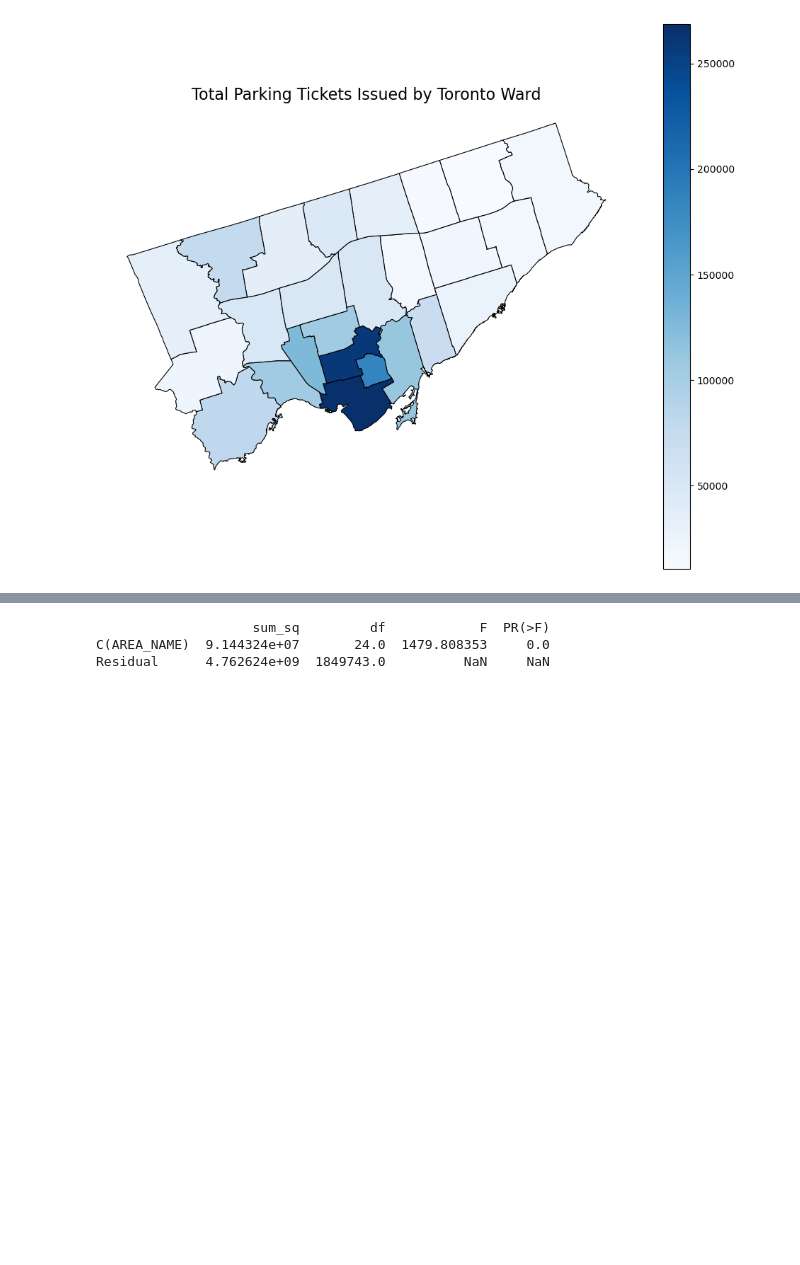
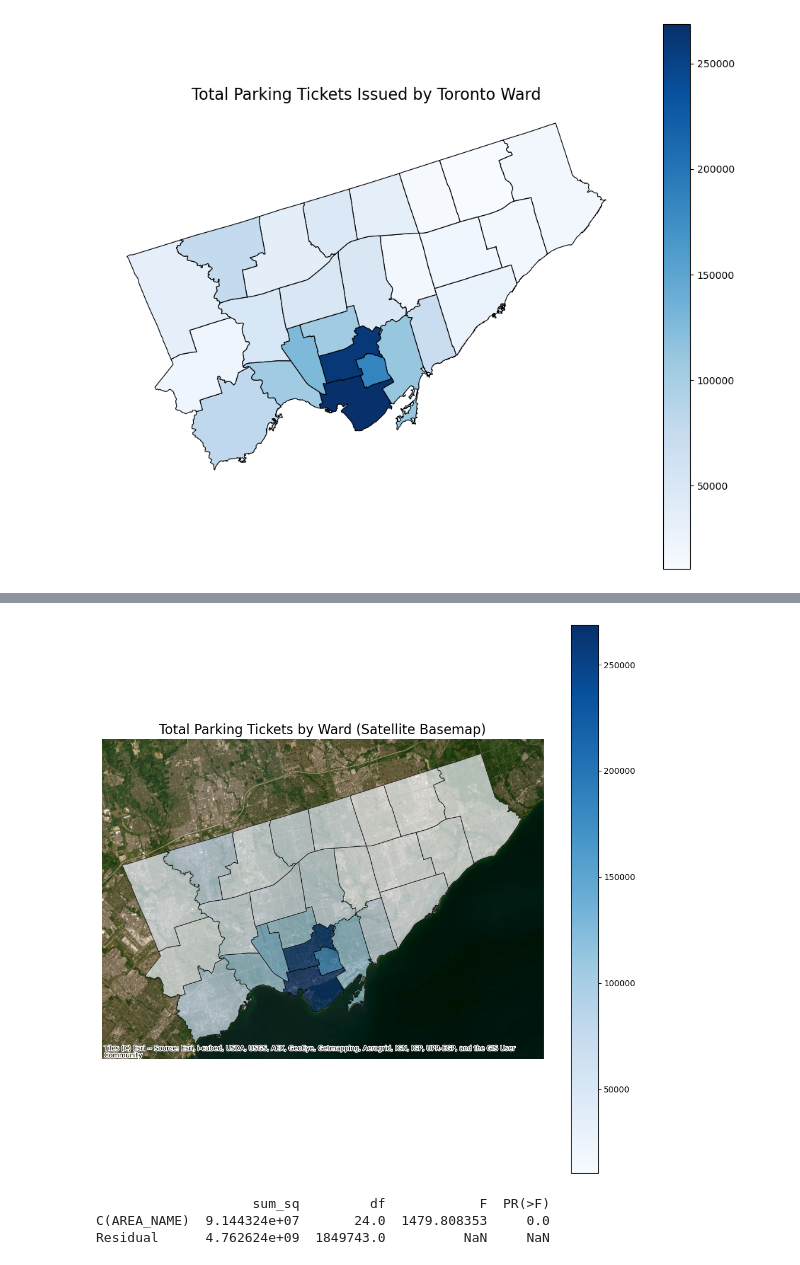
Before and after one commit to AshZein/STA304-Project, a Jupyter notebook: stats_analysis/ash/parking_analysis_notebook.ipynb, the cells around one changed output, grey strips where cells are left out. Drawn from its saved outputs; the diff is of its cells as text; code cells hidden in the pictures; blank space fills up the shorter version.

```diff
--- a/stats_analysis/ash/parking_analysis_notebook.ipynb
+++ b/stats_analysis/ash/parking_analysis_notebook.ipynb
@@ -152,3 +192,43 @@ plt.show()
+# %%
+# --- Compute total tickets per ward ---
+ward_stats = (
+    df.groupby("AREA_NAME")
+      .agg(total_tickets=("tag_number_masked", "count"))
+      .reset_index()
+)
+
+# --- Merge stats with ward polygons ---
+merged = wards.merge(ward_stats, on="AREA_NAME", how="left")
+
+# --- Reproject to Web Mercator for basemap compatibility ---
+merged = merged.to_crs(epsg=3857)
+
+
+fig, ax = plt.subplots(figsize=(12, 12))
+
+merged.plot(
+    column="total_tickets",    # <-- changed
+    cmap="Blues",              # <-- different color map suggestion
+    linewidth=0.8,
+    edgecolor="black",
+    alpha=0.7,
+    legend=True,
+    ax=ax
+)
+
+# Add satellite basemap
+cx.add_basemap(
+    ax,
+    source=cx.providers.Esri.WorldImagery
+)
+
+ax.set_axis_off()
+plt.title("Total Parking Tickets by Ward (Satellite Basemap)", fontsize=16)
+
+plt.savefig("figures_graphics/total_tickets_by_ward_satellite_map.png", dpi=200)
+plt.show()
+# %% [output]
+[figure, added]
 # %%
 import statsmodels.api as sm
 import statsmodels.formula.api as smf
```
Also changed, not shown: parts of 2 cells of this notebook.
